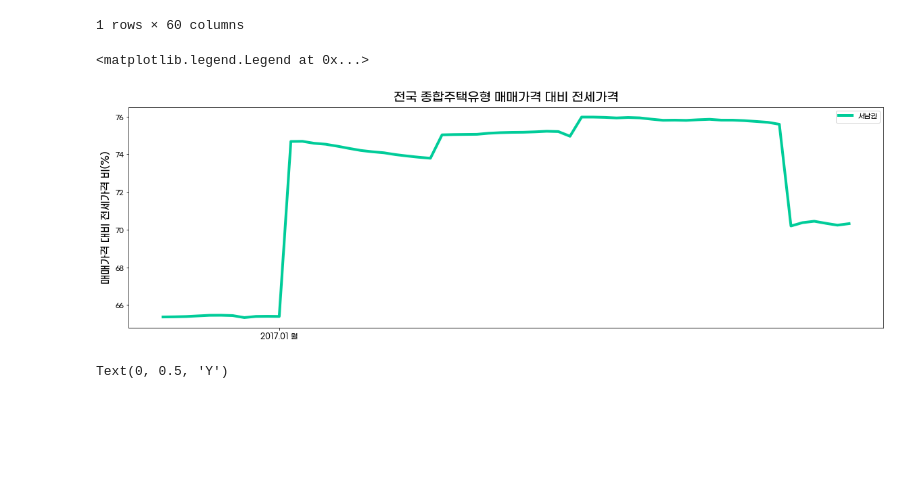
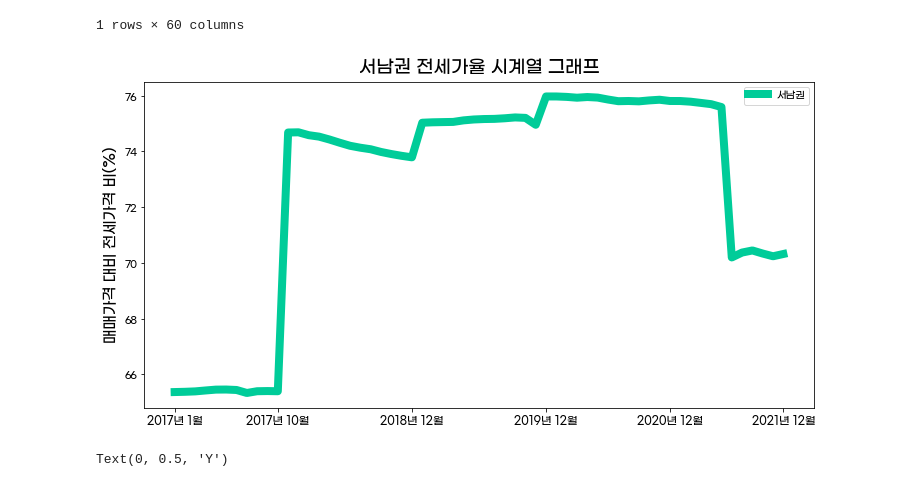
Before and after one commit to Minah-Seong/Project_Can, a Jupyter notebook: 세대수.ipynb, the cells around one changed output. Drawn from its saved outputs; the diff is of its cells as text; code cells hidden in the pictures; blank space fills up the shorter version.

```diff
--- a/세대수.ipynb
+++ b/세대수.ipynb
@@ -20,29 +20,27 @@ ndf
 # %%
 colors = sns.color_palette('BuGn',len(ndf.columns))
 
-fig = plt.figure(figsize=(20,6))
+fig = plt.figure(figsize=(12,6))
 fig.set_facecolor('white')
 ax = fig.add_subplot()
 
 
+line1 = ax.plot(ndf.columns, ndf.loc['서남권'], label='서남권', linewidth=8, color ='#00CC99')
 
-line1 = ax.plot(ndf.columns, ndf.loc['서남권'], label='서남권', linewidth=4, color ='#00CC99')
-
-ax.set_title('전국 종합주택유형 매매가격 대비 전세가격',size=18, pad=10)
+ax.set_title('서남권 전세가율 시계열 그래프',size=18, pad=10)
 
 ax.set_xticklabels(labels=ndf.columns, fontsize=11)
 
-ax.xaxis.set_ticks([10])
+plt.xticks([0,10, 23, 36, 48, 59], ['2017년 1월', '2017년 10월', '2018년 12월', '2019년 12월',
+                                    '2020년 12월', '2021년 12월' ])
 
-#fontsizefor i, tick in enumerate(ax.xaxis.get_ticklabels()):
-#     if i != '2017.10 월':
-#         tick.set_visible(False)
 
 ax.set_ylabel('매매가격 대비 전세가격 비(%)', fontsize = 15)
 ax.legend(loc='best')
+
+plt.savefig('./output/서남권_전세가율_시게열그래프.png')
 # %% [output]
-<matplotlib.legend.Legend at 0x...>
-[figure, old version]
+[figure, new version]
 # %%
  plt.plot(ndf.columns, ndf.loc['서남권'], color = 'blue')
  plt.title("Inlineplot seaborn")
```
Also changed, not shown: 4 other files.
